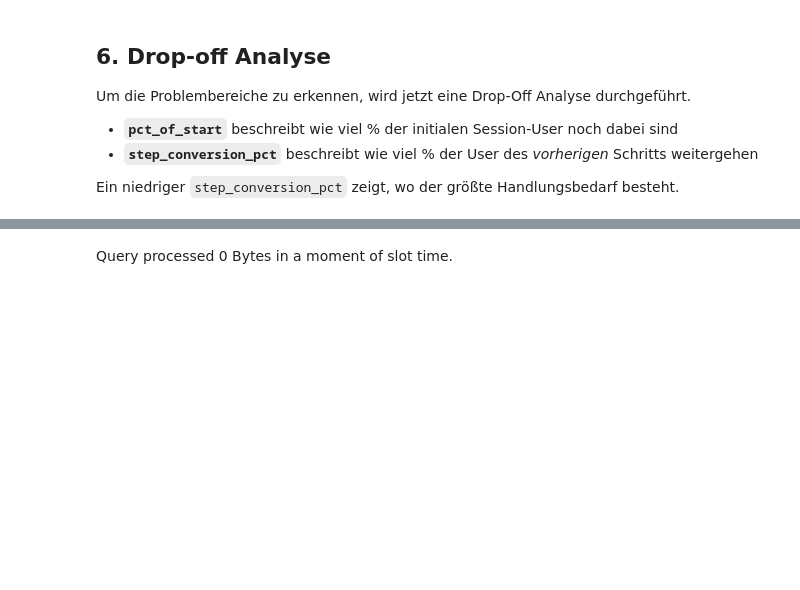
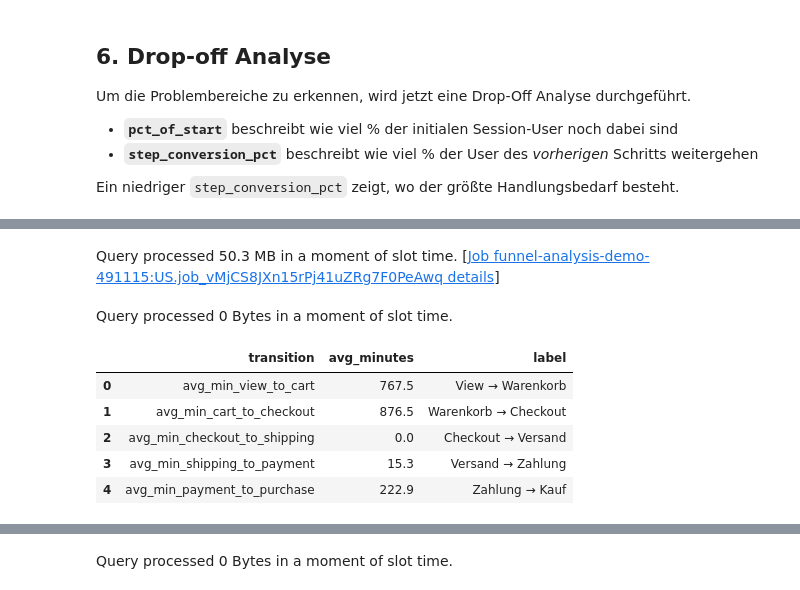
Before and after one commit to Buck-Data/Funnel-Analysis, a Jupyter notebook: notebooks/Big_Query.ipynb, the cells around one changed output, grey strips where cells are left out. Drawn from its saved outputs; the diff is of its cells as text; code cells hidden in the pictures; blank space fills up the shorter version.

```diff
--- a/notebooks/Big_Query.ipynb
+++ b/notebooks/Big_Query.ipynb
@@ -771,0 +816,56 @@ ValueError:
+# %%
+## Wie lange braucht ein User pro Schritt?
+df_time = bpd.read_gbq(f"""
+WITH user_steps AS (
+  SELECT
+    user_pseudo_id,
+    MIN(IF(event_name = 'view_item',         event_timestamp, NULL)) AS ts_view,
+    MIN(IF(event_name = 'add_to_cart',       event_timestamp, NULL)) AS ts_cart,
+    MIN(IF(event_name = 'begin_checkout',    event_timestamp, NULL)) AS ts_checkout,
+    MIN(IF(event_name = 'add_shipping_info', event_timestamp, NULL)) AS ts_shipping,
+    MIN(IF(event_name = 'add_payment_info',  event_timestamp, NULL)) AS ts_payment,
+    MIN(IF(event_name = 'purchase',          event_timestamp, NULL)) AS ts_purchase
+  FROM `bigquery-public-data.ga4_obfuscated_sample_ecommerce.events_*`
+  WHERE _TABLE_SUFFIX BETWEEN '{DATE_START}' AND '{DATE_END}'
+    AND event_name IN ('view_item','add_to_cart','begin_checkout',
+                       'add_shipping_info','add_payment_info','purchase')
+  GROUP BY user_pseudo_id
+)
+
+SELECT
+  ROUND(AVG((ts_cart     - ts_view)     / 1e6 / 60), 1) AS avg_min_view_to_cart,
+  ROUND(AVG((ts_checkout - ts_cart)     / 1e6 / 60), 1) AS avg_min_cart_to_checkout,
+  ROUND(AVG((ts_shipping - ts_checkout) / 1e6 / 60), 1) AS avg_min_checkout_to_shipping,
+  ROUND(AVG((ts_payment  - ts_shipping) / 1e6 / 60), 1) AS avg_min_shipping_to_payment,
+  ROUND(AVG((ts_purchase - ts_payment)  / 1e6 / 60), 1) AS avg_min_payment_to_purchase,
+  ROUND(AVG((ts_purchase - ts_view)     / 1e6 / 60 / 60 / 24), 1) AS avg_days_total_journey
+FROM user_steps
+WHERE ts_view IS NOT NULL
+  AND ts_cart     > ts_view
+  AND ts_checkout > ts_cart
+  AND ts_shipping >=ts_checkout
+  AND ts_payment  > ts_shipping
+  AND ts_purchase > ts_payment
+""")
+
+df_time_pd = df_time.to_pandas()
+
+time_labels = {
+    'avg_min_view_to_cart':          'View → Warenkorb',
+    'avg_min_cart_to_checkout':      'Warenkorb → Checkout',
+    'avg_min_checkout_to_shipping':  'Checkout → Versand',
+    'avg_min_shipping_to_payment':   'Versand → Zahlung',
+    'avg_min_payment_to_purchase':   'Zahlung → Kauf',
+}
+df_time_long = df_time_pd[list(time_labels.keys())].melt(var_name='transition', value_name='avg_minutes')
+df_time_long['label'] = df_time_long['transition'].map(time_labels)
+df_time_long
+# %% [output]
+Query processed 50.3 MB in a moment of slot time. [Job funnel-analysis-demo-491115:US.job_vMjCS8JXn15rPj41uZRg7F0PeAwq details]
+Query processed 0 Bytes in a moment of slot time.
+|  | transition | avg_minutes | label |
+| 0 | avg_min_view_to_cart | 767.5 | View → Warenkorb |
+| 1 | avg_min_cart_to_checkout | 876.5 | Warenkorb → Checkout |
+| 2 | avg_min_checkout_to_shipping | 0.0 | Checkout → Versand |
+| 3 | avg_min_shipping_to_payment | 15.3 | Versand → Zahlung |
+| 4 | avg_min_payment_to_purchase | 222.9 | Zahlung → Kauf |
```
Also changed, not shown: parts of 21 cells of this notebook.
